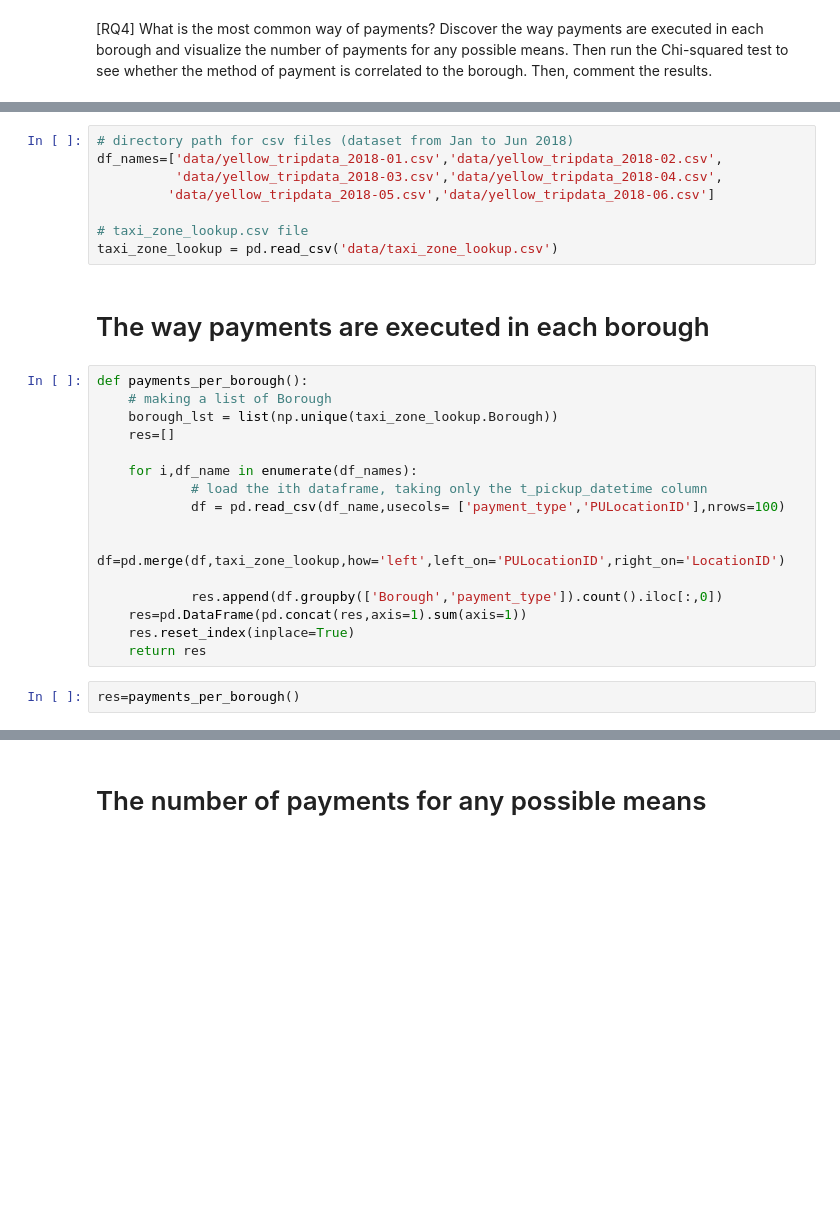
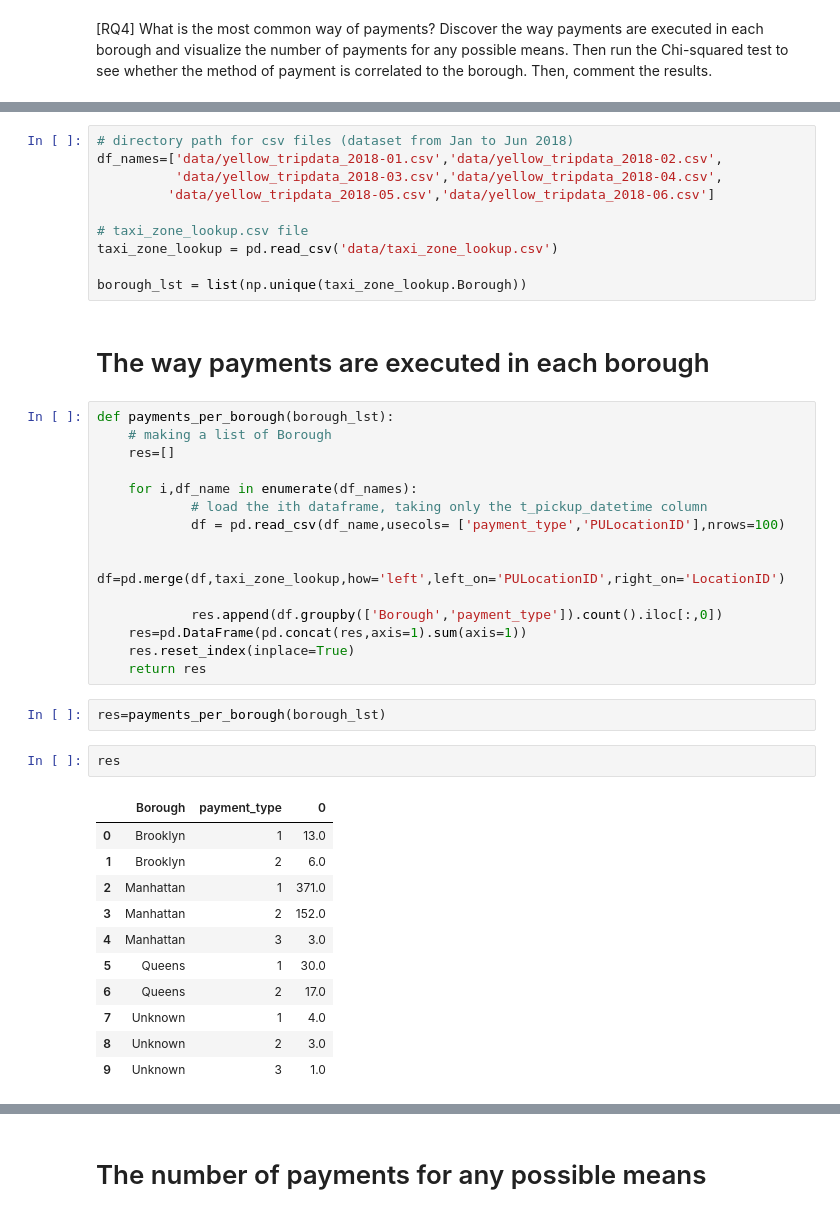
Before and after one commit to dusicastepic/ADMSecondHomework, a Jupyter notebook: RQ4.ipynb, the cells around one changed output, grey strips where cells are left out. Cells and saved outputs as stored; diff of their text form; blank space fills up the shorter version.

```diff
--- a/RQ4.ipynb
+++ b/RQ4.ipynb
@@ -22,12 +24,13 @@ df_names=['data/yellow_tripdata_2018-01.csv','data/yellow_tripdata_2018-02.csv',
 
 # taxi_zone_lookup.csv file
 taxi_zone_lookup = pd.read_csv('data/taxi_zone_lookup.csv')
+
+borough_lst = list(np.unique(taxi_zone_lookup.Borough))
 # %% [markdown]
 # The way payments are executed in each borough
 # %%
-def payments_per_borough():
+def payments_per_borough(borough_lst):
     # making a list of Borough
-    borough_lst = list(np.unique(taxi_zone_lookup.Borough))
     res=[]
 
     for i,df_name in enumerate(df_names):
@@ -41,5 +44,19 @@ def payments_per_borough():
     res.reset_index(inplace=True)
     return res
 # %%
-res=payments_per_borough()
+res=payments_per_borough(borough_lst)
+# %%
+res
+# %% [output]
+|  | Borough | payment_type | 0 |
+| 0 | Brooklyn | 1 | 13.0 |
+| 1 | Brooklyn | 2 | 6.0 |
+| 2 | Manhattan | 1 | 371.0 |
+| 3 | Manhattan | 2 | 152.0 |
+| 4 | Manhattan | 3 | 3.0 |
+| 5 | Queens | 1 | 30.0 |
+| 6 | Queens | 2 | 17.0 |
+| 7 | Unknown | 1 | 4.0 |
+| 8 | Unknown | 2 | 3.0 |
+| 9 | Unknown | 3 | 1.0 |
 # %%
```
Also changed, not shown: parts of 13 cells of this notebook.
